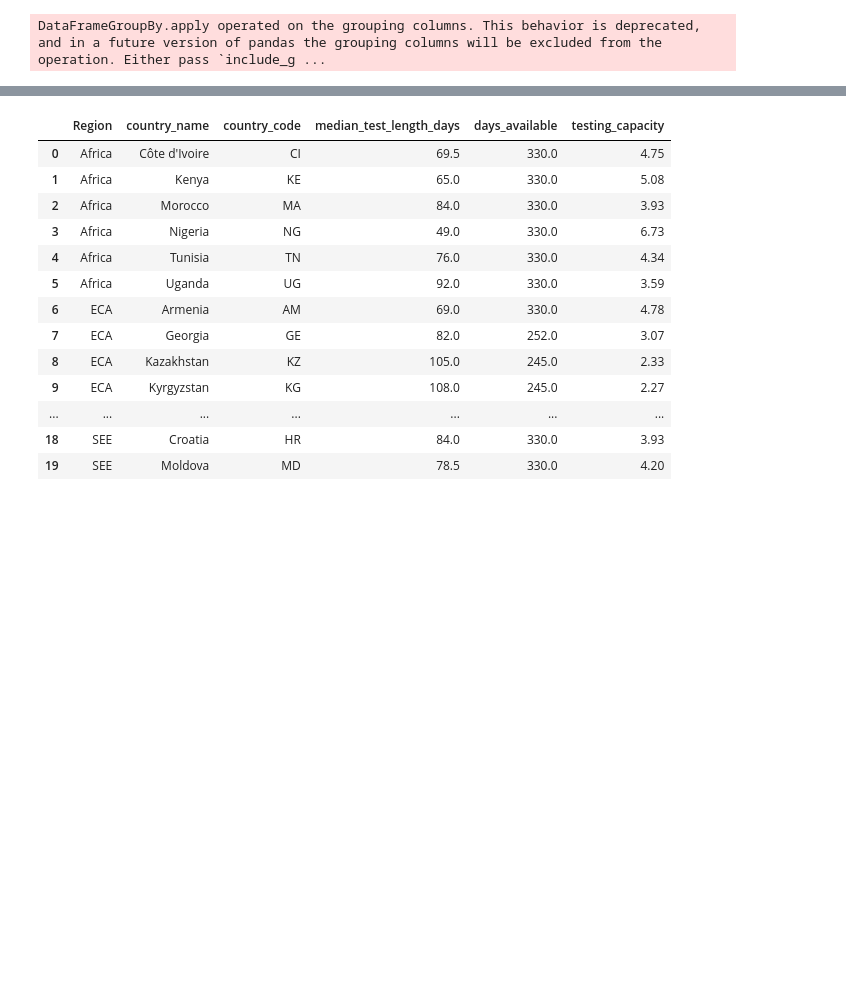
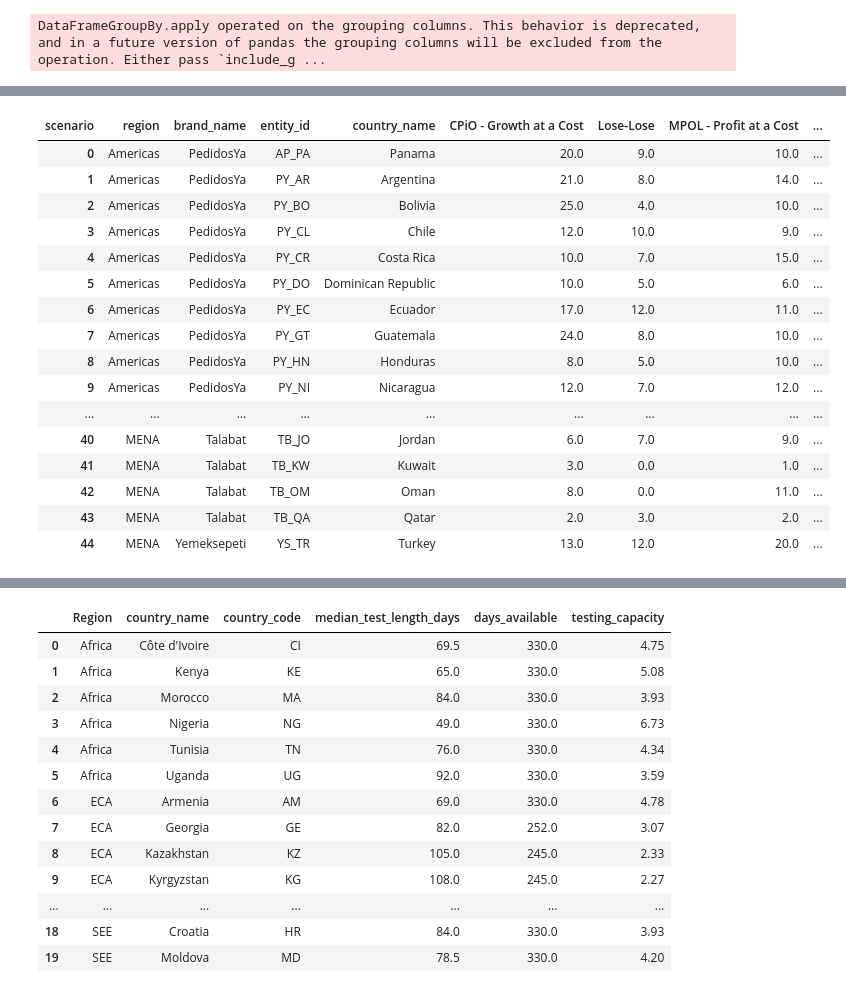
Before and after one commit to shazebasad-dh/https---github.com-deliveryhero-global_pricing, a Jupyter notebook: team/Shazeb/Target_setting/target_setting_final.ipynb, the cells around one changed output, grey strips where cells are left out. Saved outputs shown, nothing was run; the diff lists cells and outputs as text; code cells hidden in the pictures; blank space fills up the shorter version.

```diff
--- a/team/Shazeb/Target_setting/target_setting_final.ipynb
+++ b/team/Shazeb/Target_setting/target_setting_final.ipynb
@@ -941,6 +969,26 @@ def test_pecentage(df):
     return pivot_table
 
 test_perc_df = test_pecentage(filtered_df)
+# %%
+test_perc_df
+# %% [output]
+| scenario | region | brand_name | entity_id | country_name | CPiO - Growth at a Cost | Lose-Lose | MPOL - Profit at a Cost | ... |
+| 0 | Americas | PedidosYa | AP_PA | Panama | 20.0 | 9.0 | 10.0 | ... |
+| 1 | Americas | PedidosYa | PY_AR | Argentina | 21.0 | 8.0 | 14.0 | ... |
+| 2 | Americas | PedidosYa | PY_BO | Bolivia | 25.0 | 4.0 | 10.0 | ... |
+| 3 | Americas | PedidosYa | PY_CL | Chile | 12.0 | 10.0 | 9.0 | ... |
+| 4 | Americas | PedidosYa | PY_CR | Costa Rica | 10.0 | 7.0 | 15.0 | ... |
+| 5 | Americas | PedidosYa | PY_DO | Dominican Republic | 10.0 | 5.0 | 6.0 | ... |
+| 6 | Americas | PedidosYa | PY_EC | Ecuador | 17.0 | 12.0 | 11.0 | ... |
+| 7 | Americas | PedidosYa | PY_GT | Guatemala | 24.0 | 8.0 | 10.0 | ... |
+| 8 | Americas | PedidosYa | PY_HN | Honduras | 8.0 | 5.0 | 10.0 | ... |
+| 9 | Americas | PedidosYa | PY_NI | Nicaragua | 12.0 | 7.0 | 12.0 | ... |
+| ... | ... | ... | ... | ... | ... | ... | ... | ... |
+| 40 | MENA | Talabat | TB_JO | Jordan | 6.0 | 7.0 | 9.0 | ... |
+| 41 | MENA | Talabat | TB_KW | Kuwait | 3.0 | 0.0 | 1.0 | ... |
+| 42 | MENA | Talabat | TB_OM | Oman | 8.0 | 0.0 | 11.0 | ... |
+| 43 | MENA | Talabat | TB_QA | Qatar | 2.0 | 3.0 | 2.0 | ... |
+| 44 | MENA | Yemeksepeti | YS_TR | Turkey | 13.0 | 12.0 | 20.0 | ... |
 # %%
 # Step 4 Calculate the incremental percentage change for flgpu and orders_per_user
 
```
Also changed, not shown: parts of 16 cells of this notebook, 5 other files.
